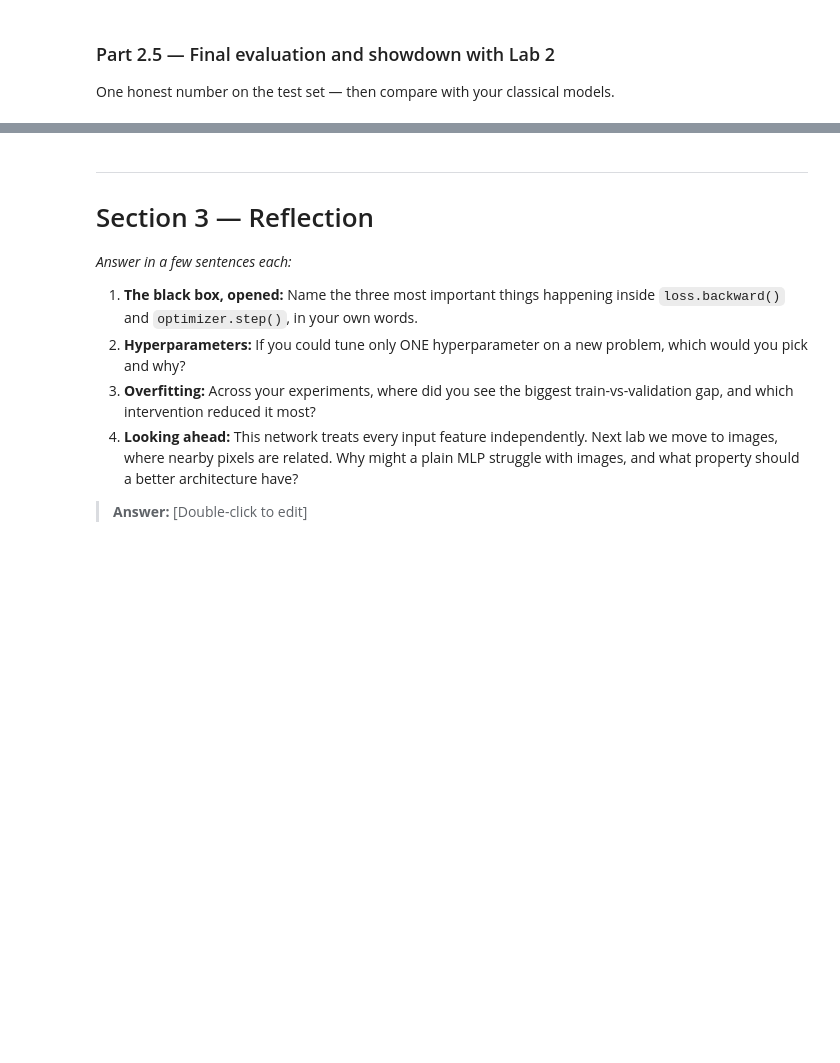
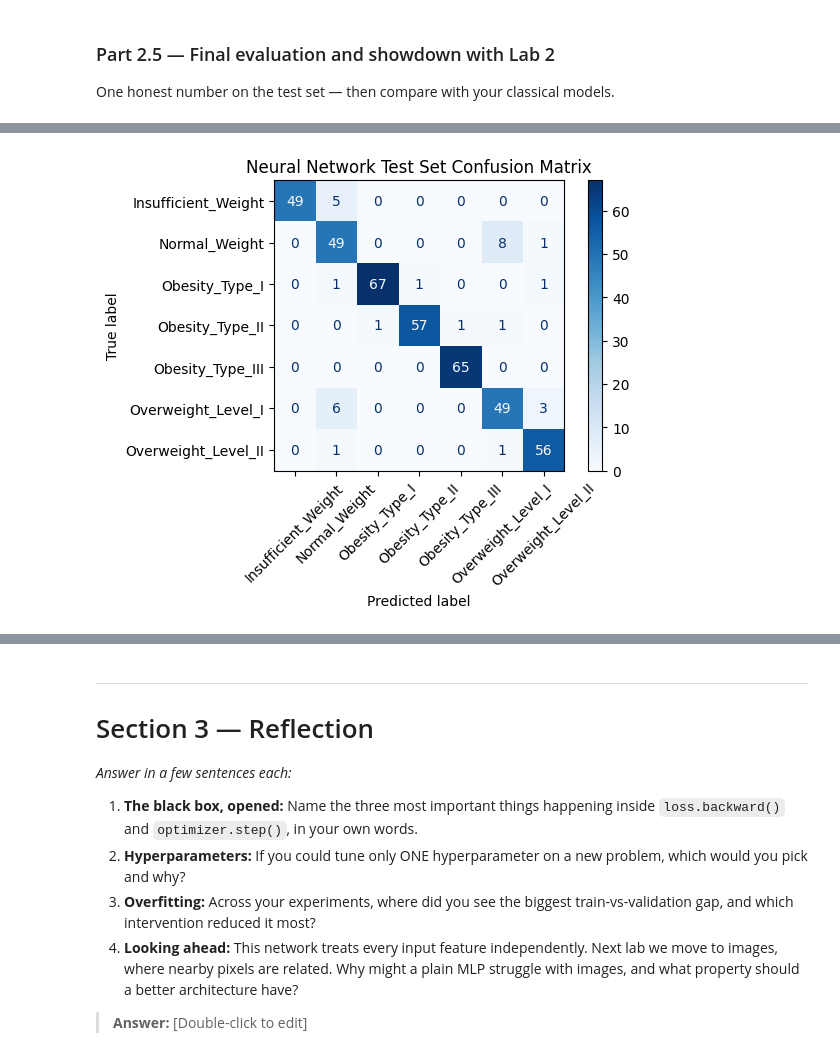
Before and after one commit to Burkifa23/kwizeramugwaneza_frank_lab3, a Jupyter notebook: Lab_3.ipynb, the cells around one changed output, grey strips where cells are left out. Saved outputs shown, nothing was run; the diff lists cells and outputs as text; code cells hidden in the pictures; blank space fills up the shorter version.

```diff
--- a/Lab_3.ipynb
+++ b/Lab_3.ipynb
@@ -858,0 +839,83 @@ of deep learning worth it on THIS dataset? When would it be?_
+# %%
+# import sklearn
+from sklearn.metrics import (
+    accuracy_score,
+    f1_score,
+    classification_report,
+    ConfusionMatrixDisplay,
+)
+
+# Load your best configuration's weights; model.eval().
+best_model = FeedForwardNet(
+    input_dim=X_train_t.shape[1], hidden_sizes=(64, 32), n_classes=7
+).to(DEVICE)
+best_model.load_state_dict(torch.load("ffn_best.pt"))
+best_model.eval()
+
+all_preds = []
+all_targets = []
+
+with torch.no_grad():
+    for xb, yb in test_loader:
+        xb = xb.to(DEVICE)
+        logits = best_model(xb)
+        preds = torch.argmax(logits, dim=1)
+
+        # Move back to CPU for sklearn metrics
+        all_preds.extend(preds.cpu().numpy())
+        all_targets.extend(yb.numpy())
+
+# Report test ACCURACY and MACRO-F1
+#   from sklearn.metrics import accuracy_score, f1_score, classification_report
+test_acc = accuracy_score(all_targets, all_preds)
+test_f1 = f1_score(all_targets, all_preds, average="macro")
+
+print("Neural Network Test Performance")
+print(f"Accuracy: {test_acc:.4f}")
+print(f"Macro-F1: {test_f1:.4f}\n")
+print("Classification Report:")
+print(
+    classification_report(all_targets, all_preds, target_names=label_encoder.classes_)
+)
+
+# Confusion matrix for the test set with the 7 class names
+#   from sklearn.metrics import ConfusionMatrixDisplay
+
+# Set the figure size using the state-based approach
+plt.figure(figsize=(10, 8))
+ConfusionMatrixDisplay.from_predictions(
+    all_targets,
+    all_preds,
+    display_labels=label_encoder.classes_,
+    xticks_rotation=45,
+    cmap="Blues",
+)
+
+plt.title("Neural Network Test Set Confusion Matrix")
+plt.tight_layout()
+plt.show()
+
+
+# Build a small comparison table (a pandas DataFrame is fine):
+#   rows = [your best Lab 2 classifier, this neural network]
+
+lab2_stats = {
+    "Model": "Random Forest (Lab 2)",
+    "Test Accuracy": 0.9787,
+    "Test Macro-F1": 0.9783,
+    "Training Time": "~1 second",
+    "Complexity": "100 Trees",
+}
+#   cols = [test accuracy, test macro-F1, training time, number of parameters/trees]
+
+nn_stats = {
+    "Model": "Feedforward NN (Lab 3)",
+    "Test Accuracy": test_acc,
+    "Test Macro-F1": test_f1,
+    "Training Time": "~5 seconds",  # Estimate based on typical Colab/local run
+    "Complexity": f"{total_params} Parameters",
+}
+
+df_showdown = pd.DataFrame([lab2_stats, nn_stats])
+display(df_showdown)
+# %% [output]
@@ -858,0 +941 @@ of deep learning worth it on THIS dataset? When would it be?_
+[figure, added]
```
Also changed, not shown: parts of 4 cells of this notebook.
